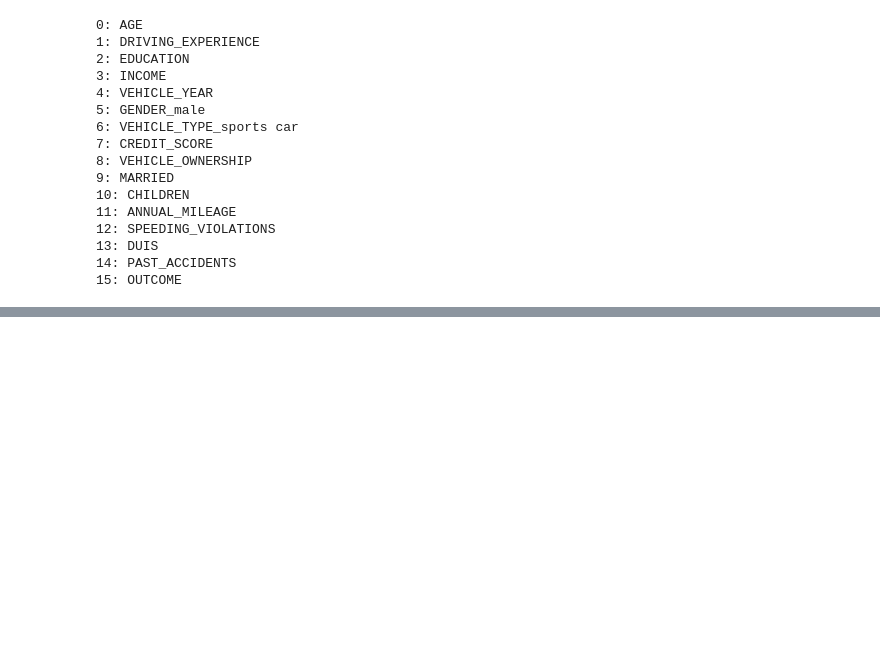
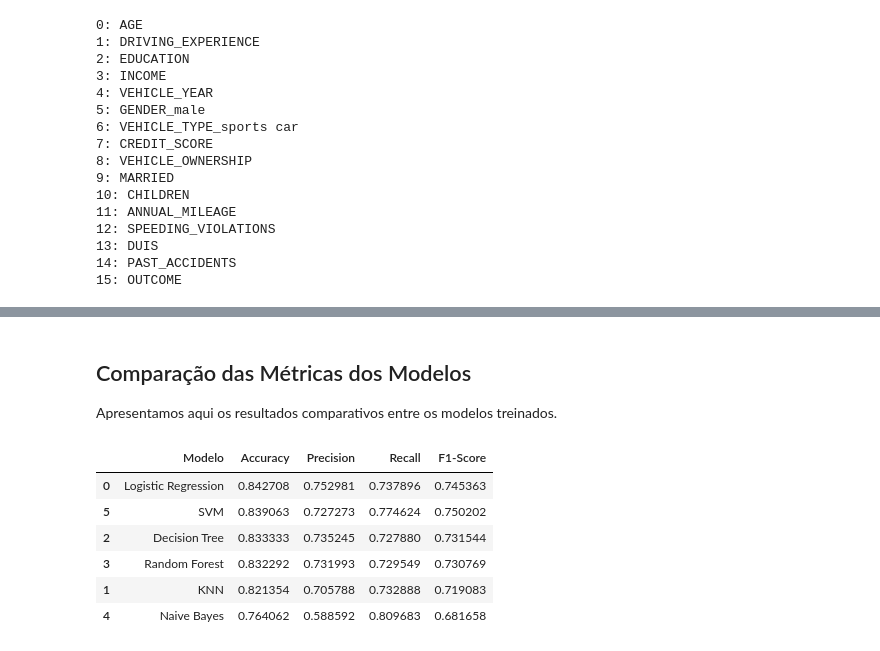
Before and after one commit to matilde-louana/project-DM, a Jupyter notebook: preparacaoDados.ipynb, the cells around one changed output, grey strips where cells are left out. Drawn from its saved outputs; the diff is of its cells as text; code cells hidden in the pictures; blank space fills up the shorter version.

```diff
--- a/preparacaoDados.ipynb
+++ b/preparacaoDados.ipynb
@@ -213,0 +389,31 @@ X_test[:, numeric_indices] = scaler.transform(X_test[:, numeric_indices])
+# %% [markdown]
+## Comparação das Métricas dos Modelos
+
+Apresentamos aqui os resultados comparativos entre os modelos treinados.
+# %%
+# Avaliação de métricas
+metricas_modelos = []
+
+for nome, modelo in modelos_finais.items():
+    modelo.fit(X_train, y_train)
+    y_pred = modelo.predict(X_test)
+
+    metricas_modelos.append({
+        "Modelo": nome,
+        "Accuracy": accuracy_score(y_test, y_pred),
+        "Precision": precision_score(y_test, y_pred),
+        "Recall": recall_score(y_test, y_pred),
+        "F1-Score": f1_score(y_test, y_pred)
+    })
+
+# Criar DataFrame com resultados
+df_metricas = pd.DataFrame(metricas_modelos).sort_values(by="Accuracy", ascending=False)
+display(df_metricas)
+# %% [output]
+|  | Modelo | Accuracy | Precision | Recall | F1-Score |
+| 0 | Logistic Regression | 0.842708 | 0.752981 | 0.737896 | 0.745363 |
+| 5 | SVM | 0.839063 | 0.727273 | 0.774624 | 0.750202 |
+| 2 | Decision Tree | 0.833333 | 0.735245 | 0.727880 | 0.731544 |
+| 3 | Random Forest | 0.832292 | 0.731993 | 0.729549 | 0.730769 |
+| 1 | KNN | 0.821354 | 0.705788 | 0.732888 | 0.719083 |
+| 4 | Naive Bayes | 0.764062 | 0.588592 | 0.809683 | 0.681658 |
```
Also changed, not shown: parts of 14 cells of this notebook, 2 other files.
